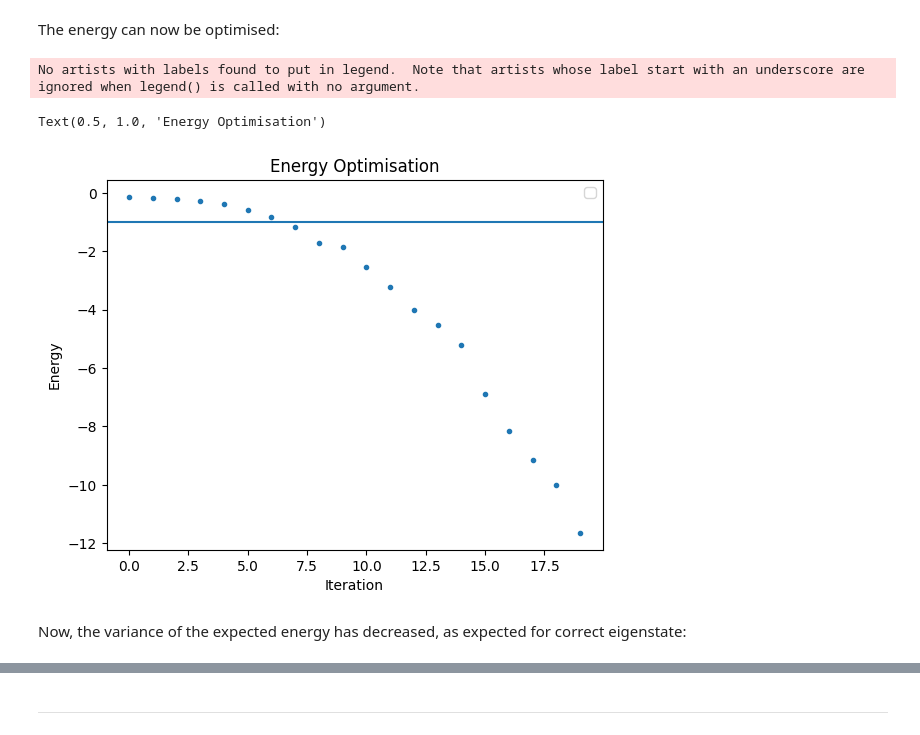
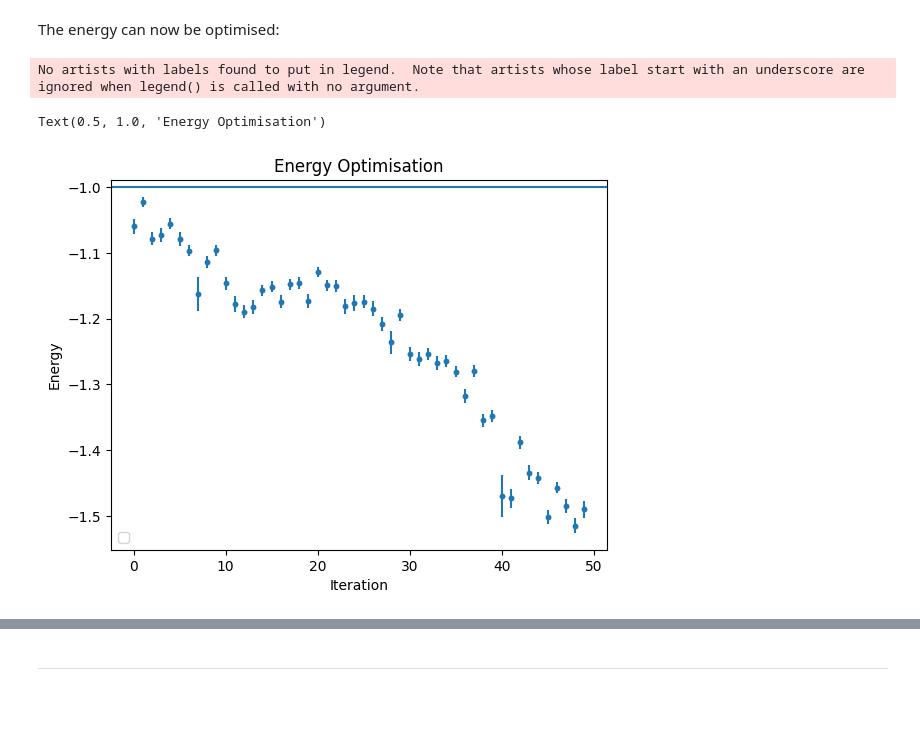
Before and after one commit to evanwonisch/NeuralQuantumStates, a Jupyter notebook: run/hydrogen.ipynb, the cells around one changed output, grey strips where cells are left out. Cells and saved outputs as stored; diff of their text form; code cells hidden in the pictures; blank space fills up the shorter version.

```diff
--- a/run/hydrogen.ipynb
+++ b/run/hydrogen.ipynb
@@ -77,5 +81,6 @@ class Orbital(module.wavefunctions.Wavefunction):
 # %%
 wavefun = Orbital()
+key, _ = jax.random.split(key)
 parameters = wavefun.init_parameters(key)
 # %%
 parameters
@@ -102,7 +153,7 @@ sampler = module.samplers.MCMC(wavefun, variance = 0.1)
 # %% [markdown]
 Using the Hamiltonian, we can already compute the expected energy for our non-optimised wavefunction:
 # %%
-samples, ratio = sampler.sample(key, parameters, jax.random.normal(key, (3,)), 10000)
+samples, ratio = sampler.sample(key, parameters, jax.random.normal(key, (3,)), 2000)
 key, _ = jax.random.split(key)
 H_loc = H.calc_H_loc(wavefun, parameters, samples)
 
@@ -148,13 +196,17 @@ ratios = []
 # %%
+Es = []
+dEs = []
+ratios = []
+
 # define
 optimizer = optax.adam(learning_rate = 0.001)
 
 # initialise
 optimizer_state = optimizer.init(parameters)
 
-for i in tqdm(range(20)):
+for i in tqdm(range(50)):
     key, _ = jax.random.split(key)
-    samples, ratio = sampler.sample(key, parameters, jax.random.normal(key, (3,)), 6000)
+    samples, ratio = sampler.sample(key, parameters, jax.random.normal(key, (3,)), 10000)
     grad, E, dE = calc_grad_E(H, wavefun, parameters, samples)
 
     Es.append(E)
@@ -163,26 +215,24 @@ for i in tqdm(range(20)):
 
     updates, optimizer_state = optimizer.update(grad, optimizer_state, parameters)
     parameters = optax.apply_updates(parameters, updates)
+
+Es = np.array(Es)
+dEs = np.array(dEs) / jnp.sqrt(6000)
+ratios = np.array(ratios)
-# %%
-Es = np.array(Es)
-dEs = np.array(dEs)
-ratios = np.array(ratios)
 # %%
 plt.scatter(np.arange(Es.shape[0]), Es, marker = ".")
-# plt.scatter(np.arange(Es.shape[0]), ratios)
+plt.errorbar(np.arange(Es.shape[0]), Es, dEs, fmt = ".")
 
 plt.axhline(-1)
 
 plt.legend()
 plt.xlabel("Iteration")
 plt.ylabel("Energy")
 plt.title("Energy Optimisation")
 # %% [output]
 No artists with labels found to put in legend.  Note that artists whose label start with an underscore are ignored when legend() is called with no argument.
 Text(0.5, 1.0, 'Energy Optimisation')
-[figure, old version]
+[figure, new version]
-# %% [markdown]
-Now, the variance of the expected energy has decreased, as expected for correct eigenstate:
 # %%
 samples, ratio = sampler.sample(key, parameters, jax.random.normal(key, (3,)), 10000)
 H_loc = H.calc_H_loc(wavefun, parameters, samples)
```
Also changed, not shown: parts of 11 cells of this notebook, 5 other files.
